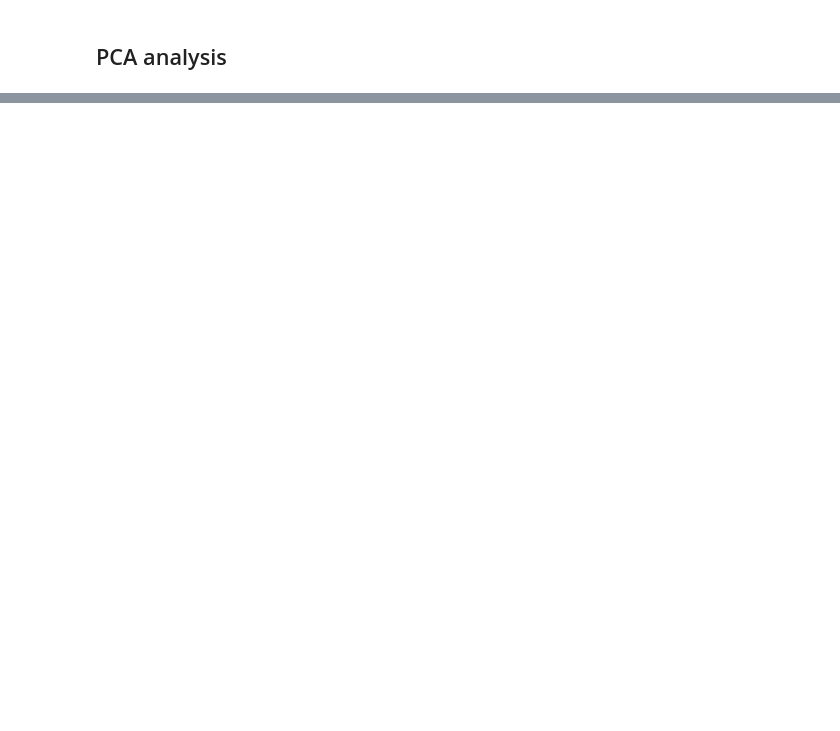
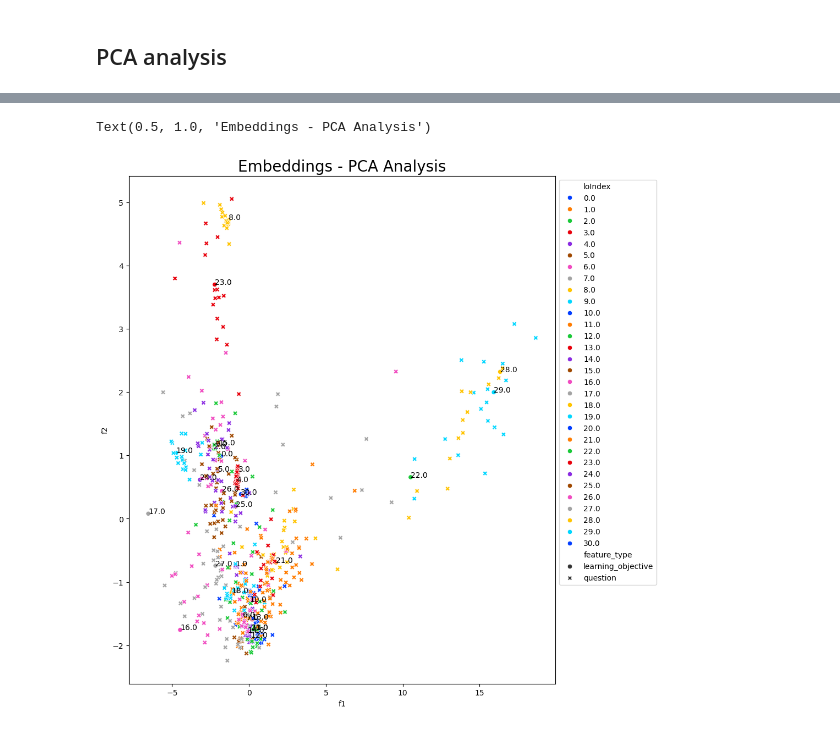
Before and after one commit to MadushanPathirana/msc-research, a Jupyter notebook: atoms_adaptive_learning.ipynb, the cells around one changed output, grey strips where cells are left out. Saved outputs shown, nothing was run; the diff lists cells and outputs as text; code cells hidden in the pictures; blank space fills up the shorter version.

```diff
--- a/atoms_adaptive_learning.ipynb
+++ b/atoms_adaptive_learning.ipynb
@@ -681,0 +1167,10 @@ plt.show()
+# %%
+pca_df.loc[pca_df.feature_type == 'question','loIndex'	]= lo_atom_map['loIndex'].values
+# %%
+pca_df.loc[pca_df.feature_type == 'learning_objective','loIndex'	] = lo_atom_map.loIndex.sort_values().unique().tolist()
+# %%
+pca_df['difficulty'] = 0
+pca_df.loc[lo_count:,'difficulty' ] = df_processed[['atomIndex','difficulty']].drop_duplicates().sort_values('atomIndex')['difficulty'].values
+pca_df.loc[:lo_count-1,'difficulty' ] =  df_processed.groupby('loIndex')['difficulty'].mean().values
+# %%
+lo_pca= pca_df[pca_df.feature_type=='learning_objective']
@@ -681,0 +1182,10 @@ plt.show()
+# %%
+plt.figure(figsize=(10,12))
+sns.scatterplot(data=pca_df[(pca_df.f1>-10) & (pca_df.f2<6)],x='f1',y='f2',hue='loIndex',palette='bright',style='feature_type')
+for row_num,row in lo_pca.iterrows():
+  plt.text(row['f1'],row['f2'],row['loIndex'])
+plt.legend(loc='upper left', bbox_to_anchor=(1, 1))
+plt.title('Embeddings - PCA Analysis',fontdict={'size':20})
+# %% [output]
+Text(0.5, 1.0, 'Embeddings - PCA Analysis')
+[figure, added]
```
Also changed, not shown: parts of 66 cells of this notebook.
